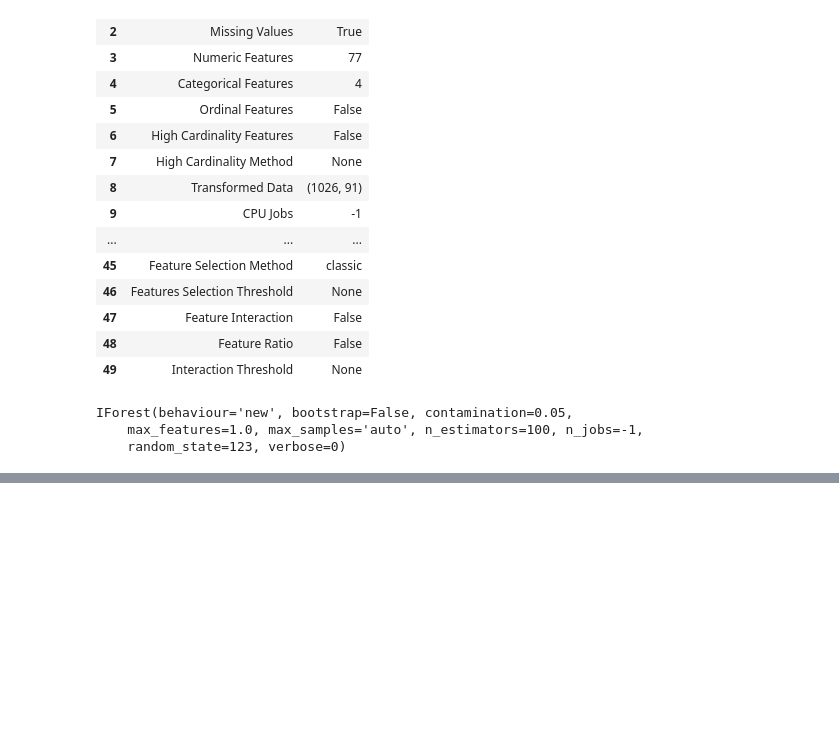
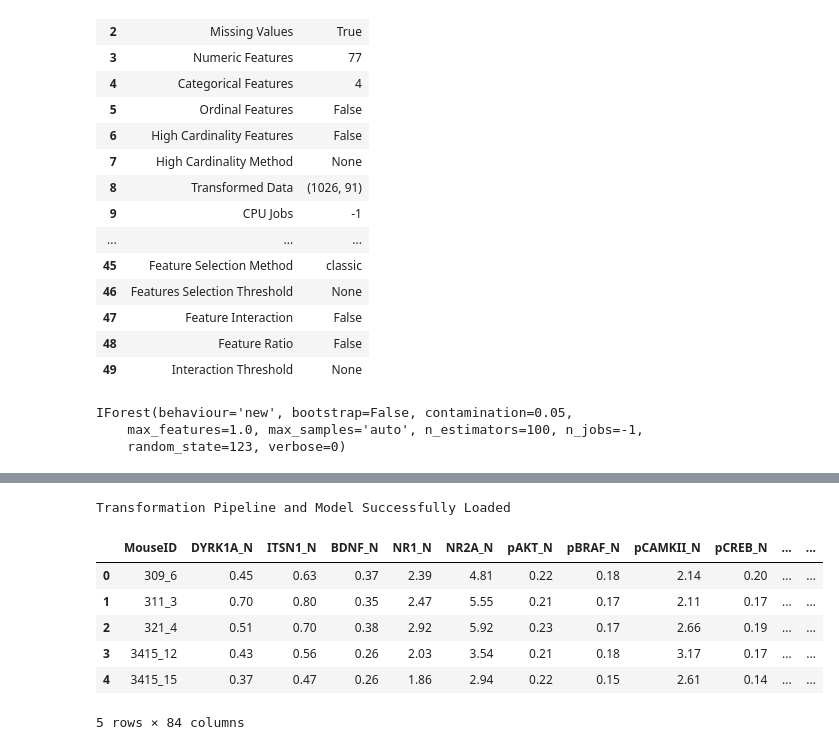
Before and after one commit to fidslk/FDA_test, a Jupyter notebook: Python_Workbook.ipynb, the cells around one changed output, grey strips where cells are left out. Cells and saved outputs as stored; diff of their text form; code cells hidden in the pictures; blank space fills up the shorter version.

```diff
--- a/Python_Workbook.ipynb
+++ b/Python_Workbook.ipynb
@@ -170,0 +257,13 @@ IForest(behaviour='new', bootstrap=False, contamination=0.05,
+# %%
+saved_iforest = load_model('Final IForest Model 25Nov2020')                   # apply above saved model on new unseen data for prediction in the future.
+new_prediction = predict_model(saved_iforest, data=data_unseen)
+new_prediction.head()
+# %% [output]
+Transformation Pipeline and Model Successfully Loaded
+|  | MouseID | DYRK1A_N | ITSN1_N | BDNF_N | NR1_N | NR2A_N | pAKT_N | pBRAF_N | pCAMKII_N | pCREB_N | ... | ... |
+| 0 | 309_6 | 0.45 | 0.63 | 0.37 | 2.39 | 4.81 | 0.22 | 0.18 | 2.14 | 0.20 | ... | ... |
+| 1 | 311_3 | 0.70 | 0.80 | 0.35 | 2.47 | 5.55 | 0.21 | 0.17 | 2.11 | 0.17 | ... | ... |
+| 2 | 321_4 | 0.51 | 0.70 | 0.38 | 2.92 | 5.92 | 0.23 | 0.17 | 2.66 | 0.19 | ... | ... |
+| 3 | 3415_12 | 0.43 | 0.56 | 0.26 | 2.03 | 3.54 | 0.21 | 0.18 | 3.17 | 0.17 | ... | ... |
+| 4 | 3415_15 | 0.37 | 0.47 | 0.26 | 1.86 | 2.94 | 0.22 | 0.15 | 2.61 | 0.14 | ... | ... |
+5 rows × 84 columns
```
Also changed, not shown: parts of 10 cells of this notebook.
